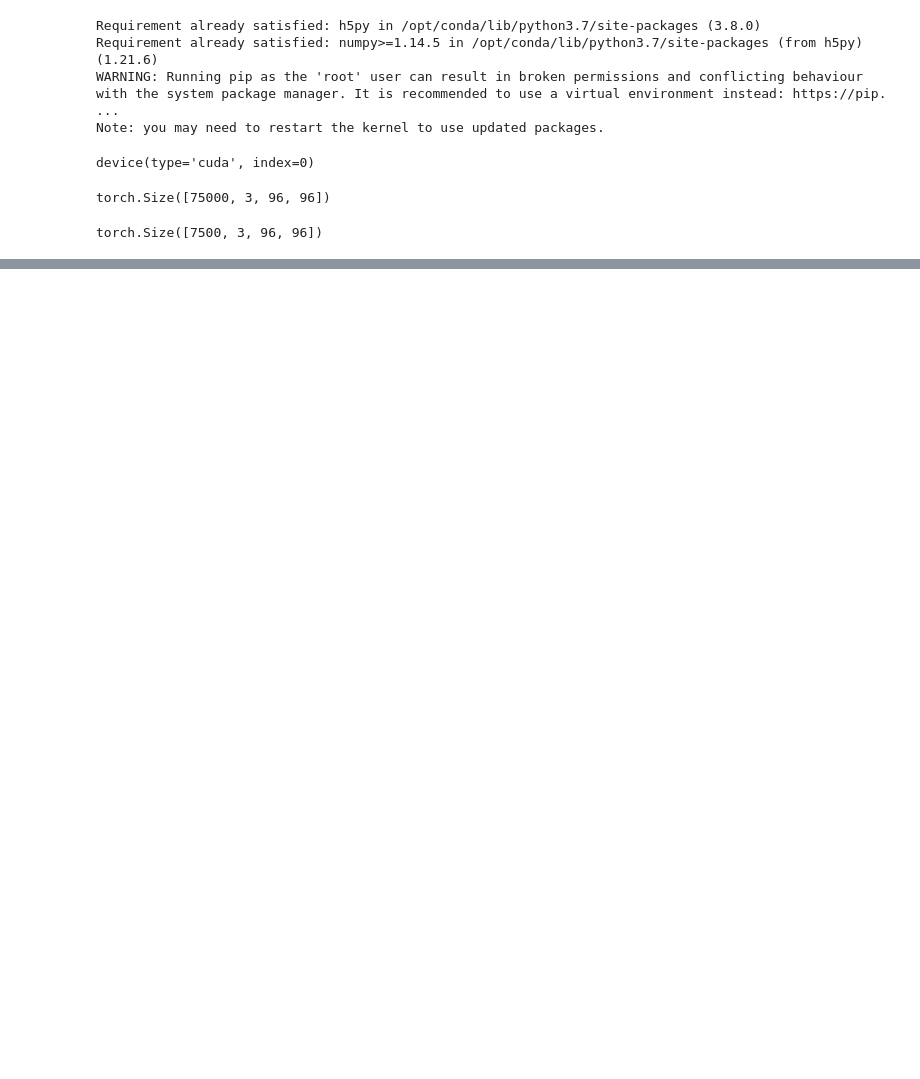
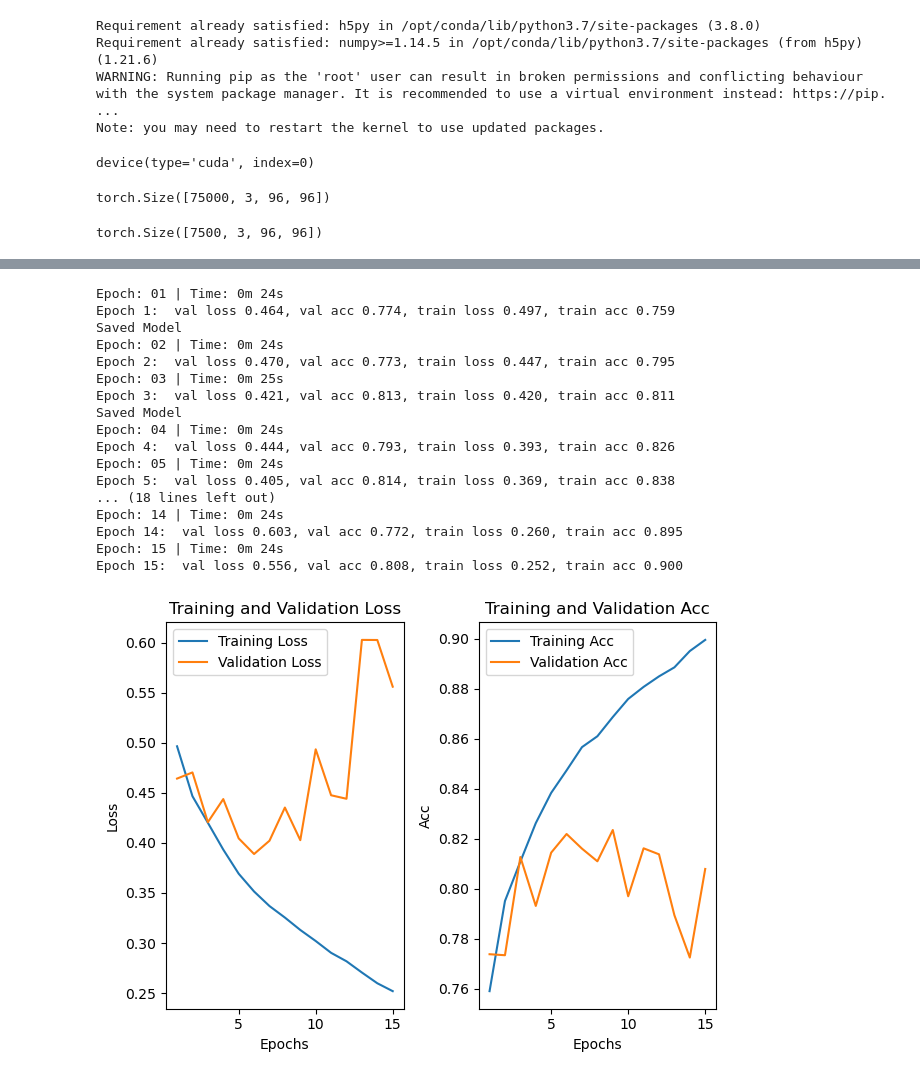
Before and after one commit to cs449w23/project-cs_get_degrees, a Jupyter notebook: CNN_rodney.ipynb, the cells around one changed output, grey strips where cells are left out. Drawn from its saved outputs; the diff is of its cells as text; code cells hidden in the pictures; blank space fills up the shorter version.

```diff
--- a/CNN_rodney.ipynb
+++ b/CNN_rodney.ipynb
@@ -389,0 +397,22 @@ Epoch 10:  val loss 0.389, val acc 0.837, train loss 0.196, train acc 0.924
+# %%
+# train rnn
+train_rnn(initial_channel_size=initial_channel_size, lr=lr, epochs=epochs)
+# %% [output]
+Epoch: 01 | Time: 0m 24s
+Epoch 1:  val loss 0.464, val acc 0.774, train loss 0.497, train acc 0.759
+Saved Model
+Epoch: 02 | Time: 0m 24s
+Epoch 2:  val loss 0.470, val acc 0.773, train loss 0.447, train acc 0.795
+Epoch: 03 | Time: 0m 25s
+Epoch 3:  val loss 0.421, val acc 0.813, train loss 0.420, train acc 0.811
+Saved Model
+Epoch: 04 | Time: 0m 24s
+Epoch 4:  val loss 0.444, val acc 0.793, train loss 0.393, train acc 0.826
+Epoch: 05 | Time: 0m 24s
+Epoch 5:  val loss 0.405, val acc 0.814, train loss 0.369, train acc 0.838
+... (18 lines left out)
+Epoch: 14 | Time: 0m 24s
+Epoch 14:  val loss 0.603, val acc 0.772, train loss 0.260, train acc 0.895
+Epoch: 15 | Time: 0m 24s
+Epoch 15:  val loss 0.556, val acc 0.808, train loss 0.252, train acc 0.900
+[figure, added]
```
Also changed, not shown: parts of 13 cells of this notebook.
